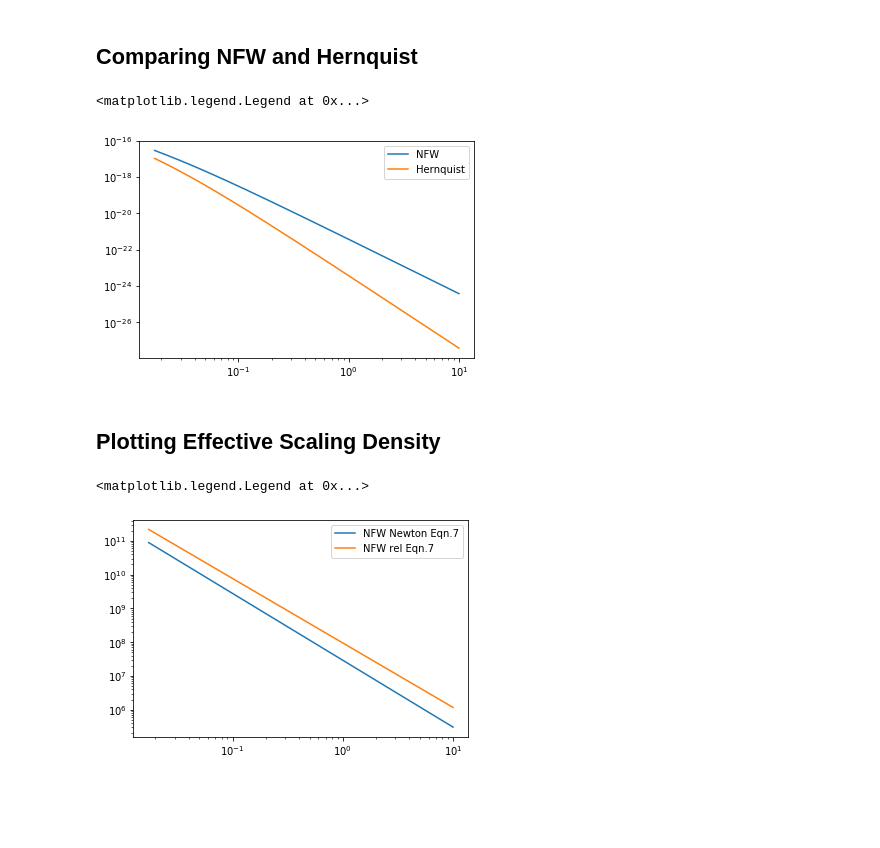
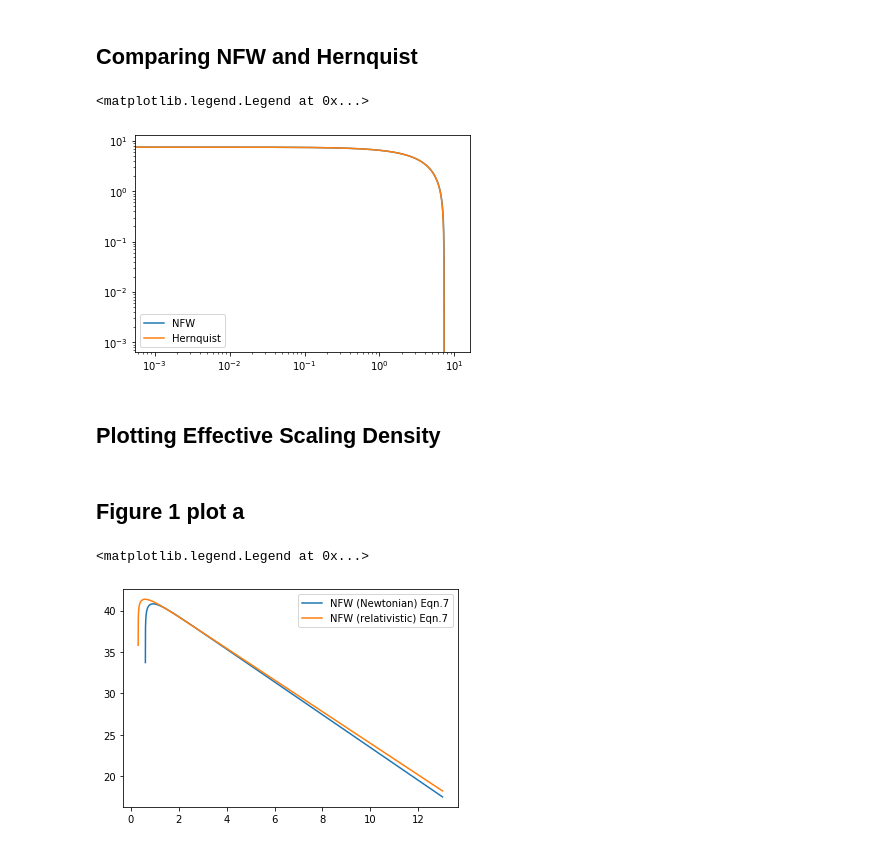
Before and after one commit to Hazkeel/GW-paper-code, a Jupyter notebook: GR_DensitySpikes.ipynb, the cells around one changed output. Saved outputs shown, nothing was run; the diff lists cells and outputs as text; code cells hidden in the pictures; blank space fills up the shorter version.

```diff
--- a/GR_DensitySpikes.ipynb
+++ b/GR_DensitySpikes.ipynb
@@ -47,7 +47,7 @@ def rho_DM_general(r, **kwargs):
     rho = rho0*(x**(-gamma))*(1+(x**alpha))**((gamma-beta)/alpha)
 
     # convert to pc^-2
-    rho *= 1.264e-15 #[GeV/cm3 to pc-2]
+#     rho *= 1.264e-15 #[GeV/cm3 to pc-2]
     return rho
 # %% [markdown]
 ## Effective Scaling GR Density
@@ -127,41 +137,47 @@ rho_effective(1, **rho_NFW_Newton_params)
 ## Comparing NFW and Hernquist
 # %%
 # r_list = np.geomspace(1e-6,100,100)
-r_list = np.geomspace(1e-10,1,10000)
-r_list = np.log10(r_list/(9.608e-11))
+r_list = np.geomspace(1e-11,1,10000)
+
 
 NFWparams = {**scale,**NFWparams}
 Hernparams = {**scale,**Hernquistparams}
 
 rhoNFW = np.array([[r, rho_DM_general(r, **NFWparams)] for r in r_list])
 rhoHern = np.array([[r, rho_DM_general(r, **Hernparams)] for r in r_list])
 
-plt.loglog(rhoNFW[:,0],rhoNFW[:,1], label='NFW')
-plt.loglog(rhoHern[:,0],rhoHern[:,1], label='Hernquist')
-
+plt.loglog(np.log10(rhoNFW[:,0]/(9.608e-11)),np.log10(rhoNFW[:,1]), label='NFW')
+plt.loglog(np.log10(rhoHern[:,0]/(9.608e-11)),np.log10(rhoHern[:,1]), label='Hernquist')
+# plt.xscale('log')
 plt.legend()
 # %% [output]
 <matplotlib.legend.Legend at 0x...>
-[figure, old version]
+[figure, new version]
 # %% [markdown]
 ## Plotting Effective Scaling Density
+# %% [markdown]
+## Figure 1 plot a
 # %%
-r_list = np.geomspace(1e-10,1,10000)
-r_list = np.log10(r_list/(9.608e-11))
+# r is entered in kpc
+r_list = np.geomspace(1e-11,1e3,100000)
 
 rho_NFW_Newton_params = {**scaleparameters, **NFWparameters, **NFWfit_newton}
 rho_NFW_rel_params = {**scaleparameters, **NFWparameters, **NFWfit_rel}
 
+#take log after
 rhoNFW_Newton = np.array([[r, rho_effective(r, **rho_NFW_Newton_params)] for r in r_list])
 rhoNFW_rel = np.array([[r, rho_effective(r, **rho_NFW_rel_params)] for r in r_list])
 
 
-plt.plot(rhoNFW_Newton[:,0],rhoNFW_Newton[:,1], label='NFW Newton Eqn.7')
-plt.plot(rhoNFW_rel[:,0],rhoNFW_rel[:,1], label='NFW rel Eqn.7')
+plt.plot(np.log10(rhoNFW_Newton[:,0]/(9.608e-11)),np.log10(rhoNFW_Newton[:,1]), label='NFW (Newtonian) Eqn.7')
+plt.plot(np.log10(rhoNFW_rel[:,0]/(9.608e-11)),np.log10(rhoNFW_rel[:,1]), label='NFW (relativistic) Eqn.7')
+
 #plt.loglog(rhoNFW[:,0],rhoNFW[:,1], label='NFW Eqn.1')
-plt.yscale('log')
-plt.xscale('log')
+# plt.yscale('log')
+# plt.xscale('log')
+# plt.xlim(0,7)
+# plt.ylim(10,42)
 plt.legend()
 # %% [output]
 <matplotlib.legend.Legend at 0x...>
-[figure, old version]
+[figure, new version]
```
Also changed, not shown: parts of 14 cells of this notebook.
